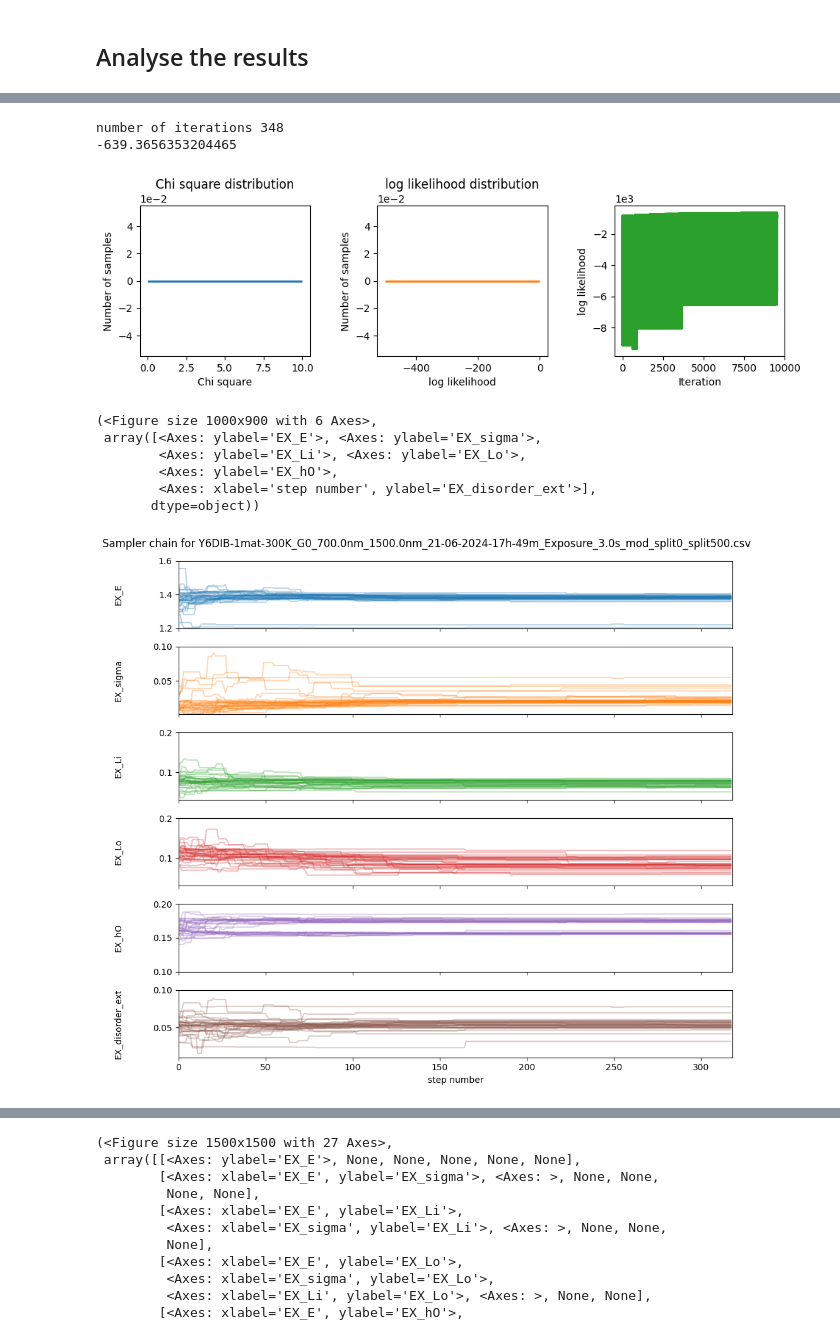
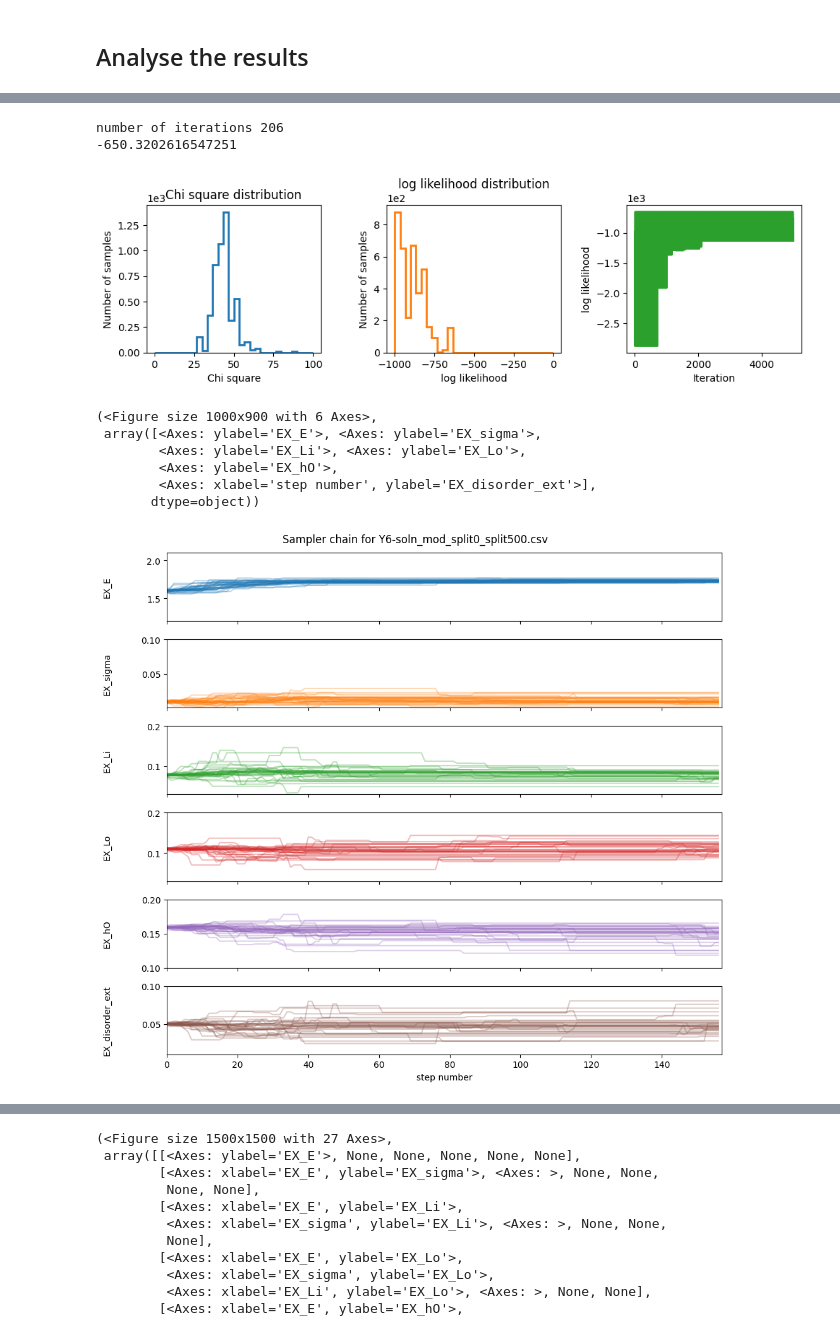
Before and after one commit to mohammedazzouzi15/pl_temp_fit, a Jupyter notebook: notebook/2_analyse_sampling_output_PL.ipynb, the cells around one changed output, grey strips where cells are left out. Cells and saved outputs as stored; diff of their text form; code cells hidden in the pictures.

```diff
--- a/notebook/2_analyse_sampling_output_PL.ipynb
+++ b/notebook/2_analyse_sampling_output_PL.ipynb
@@ -66,5 +68,5 @@ df_all[["csv_name_pl", "num_iteration", "max_log_prob"]]
 # %%
-index_analyse = 0
+index_analyse = 2
 test_id = df_all["test_id"].loc[index_analyse]
 model_config, model_config_save = config_utils.load_model_config(
     test_id, database_folder=databse_path
@@ -75,20 +77,20 @@ distribution = reader.get_chain(discard=0, flat=True)
 # %%
 import importlib
 
 from pl_temp_fit import plot_utils
 
 importlib.reload(plot_utils)
 plot_utils.plot_fit_statistics(
     reader,
-    range_log_prior=(-500, 0),
+    range_log_prior=(-1000, 0),
     discard=50,
-    range_chi_square=(0, 10),
+    range_chi_square=(0, 100),
     filter_log_likelihood=True,
 )
 # %% [output]
-number of iterations 348
--639.3656353204465
+number of iterations 206
+-650.3202616547251
-[figure, old version]
+[figure, new version]
 # %%
 plot_utils.plot_chains(reader, model_config_save, discard=0)
 # %% [output]
@@ -98,7 +100,7 @@ plot_utils.plot_chains(reader, model_config_save, discard=0)
         <Axes: ylabel='EX_hO'>,
         <Axes: xlabel='step number', ylabel='EX_disorder_ext'>],
        dtype=object))
-[figure, old version]
+[figure, new version]
 # %%
 plot_utils.plot_diff_chains(
     reader,
```
Also changed, not shown: parts of 6 cells of this notebook, 5 other files.
